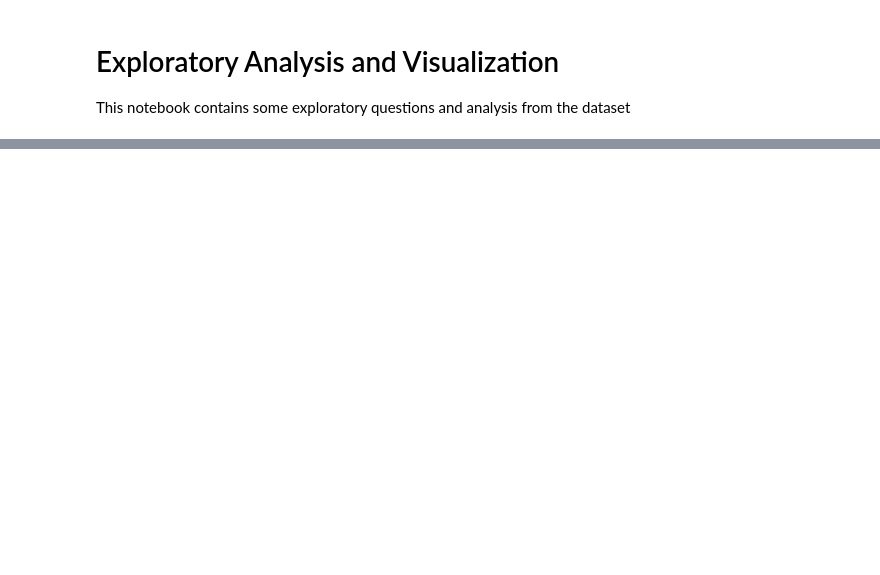
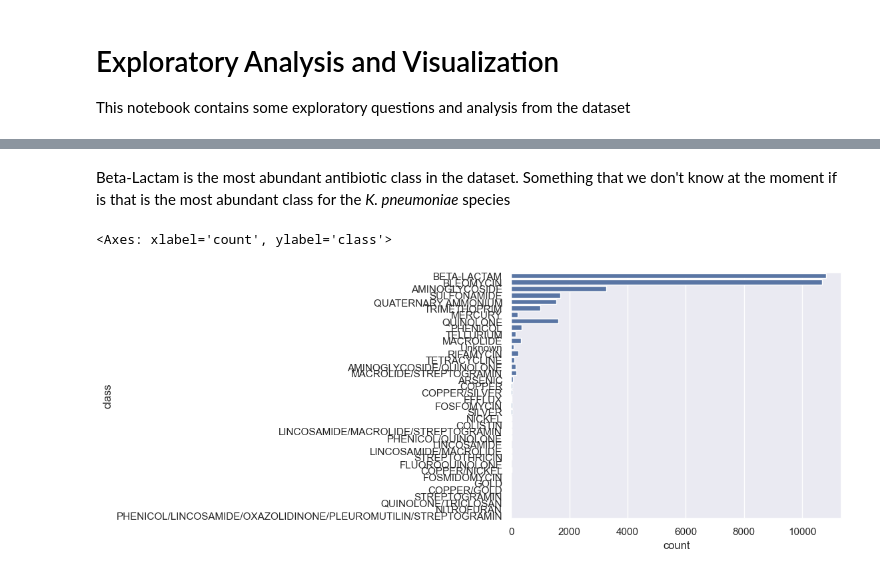
Before and after one commit to juanu/ndm-global, a Jupyter notebook: notebooks/2_ExploratoryAnalysis.ipynb, the cells around one changed output, grey strips where cells are left out. Cells and saved outputs as stored; diff of their text form; code cells hidden in the pictures; blank space fills up the shorter version.

```diff
--- a/notebooks/2_ExploratoryAnalysis.ipynb
+++ b/notebooks/2_ExploratoryAnalysis.ipynb
@@ -18,0 +48,10 @@ df.head()
+# %% [markdown]
+Beta-Lactam is the most abundant antibiotic class in the dataset. Something that we don't know at the moment if is that is the most abundant class for the _K. pneumoniae_ species
+# %%
+sns.countplot(df_unique[df_unique["taxgroup_name"] == "Klebsiella pneumoniae"],
+              y="class",
+              order=df["class"].value_counts().index
+              )
+# %% [output]
+<Axes: xlabel='count', ylabel='class'>
+[figure, added]
```
Also changed, not shown: parts of 9 cells of this notebook.
